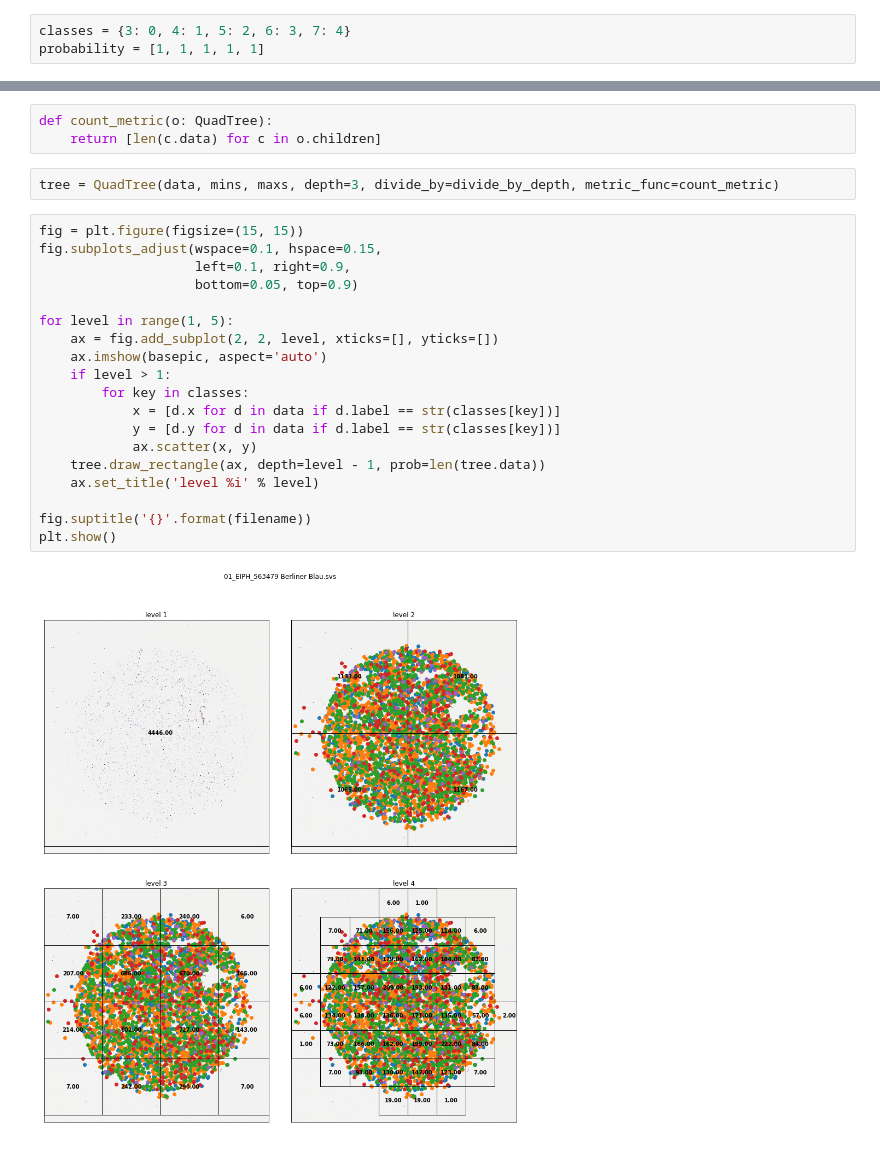
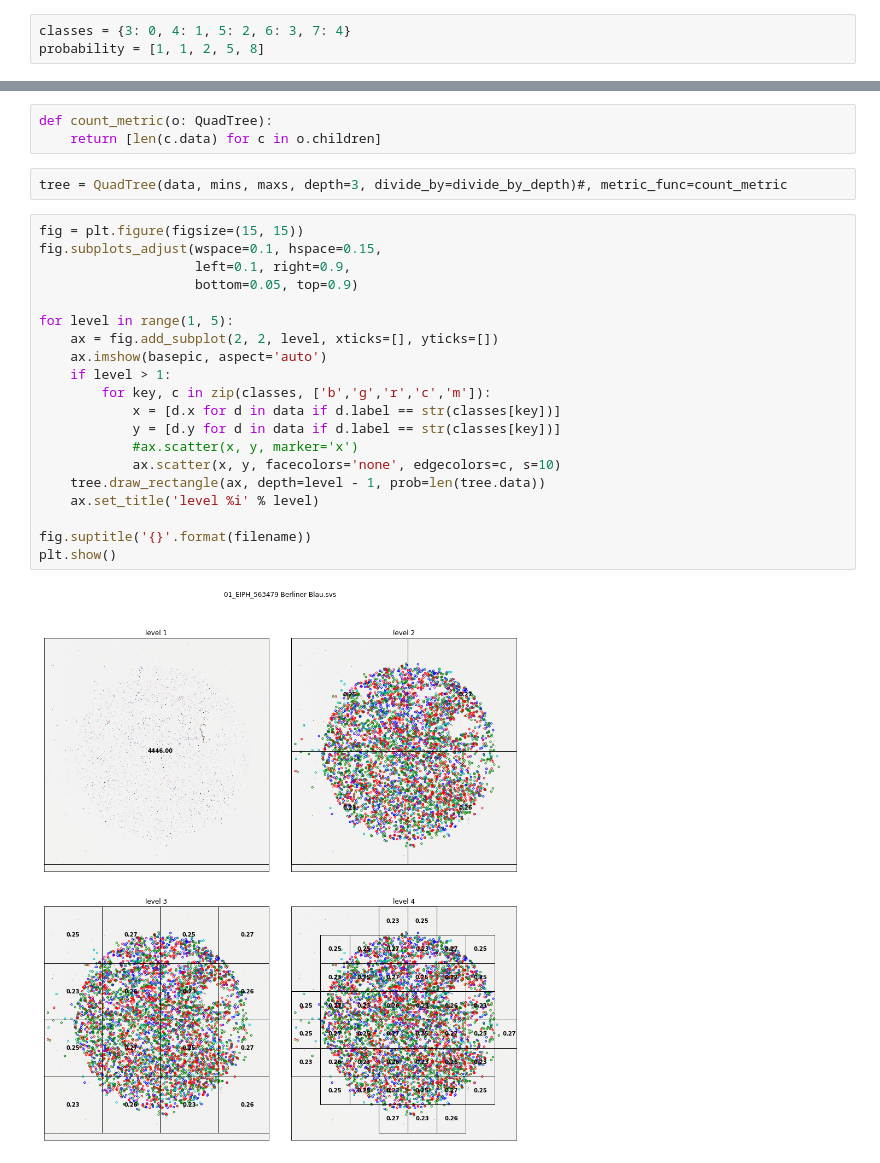
Before and after one commit to ChristianMarzahl/EIPH_WSI, a Jupyter notebook: QuadTree/QTree.ipynb, the cells around one changed output, grey strips where cells are left out. Saved outputs shown, nothing was run; the diff lists cells and outputs as text.

```diff
--- a/QuadTree/QTree.ipynb
+++ b/QuadTree/QTree.ipynb
@@ -162,7 +166,7 @@ plt.imshow(sub_image)
 [figure]
 # %%
 classes = {3: 0, 4: 1, 5: 2, 6: 3, 7: 4}
-probability = [1, 1, 1, 1, 1]
+probability = [1, 1, 2, 5, 8]
 # %%
 data = []
 for id, annotation in database.annotations.items():
@@ -199,25 +203,26 @@ def divide_by_elements(o: QuadTree):
 def count_metric(o: QuadTree):
     return [len(c.data) for c in o.children]
 # %%
-tree = QuadTree(data, mins, maxs, depth=3, divide_by=divide_by_depth, metric_func=count_metric)
+tree = QuadTree(data, mins, maxs, depth=3, divide_by=divide_by_depth)#, metric_func=count_metric
 # %%
 fig = plt.figure(figsize=(15, 15))
 fig.subplots_adjust(wspace=0.1, hspace=0.15,
                     left=0.1, right=0.9,
                     bottom=0.05, top=0.9)
 
 for level in range(1, 5):
     ax = fig.add_subplot(2, 2, level, xticks=[], yticks=[])
     ax.imshow(basepic, aspect='auto')
     if level > 1:
-        for key in classes:
+        for key, c in zip(classes, ['b','g','r','c','m']):
             x = [d.x for d in data if d.label == str(classes[key])]
             y = [d.y for d in data if d.label == str(classes[key])]
-            ax.scatter(x, y)
+            #ax.scatter(x, y, marker='x')
+            ax.scatter(x, y, facecolors='none', edgecolors=c, s=10)
     tree.draw_rectangle(ax, depth=level - 1, prob=len(tree.data))
     ax.set_title('level %i' % level)
 
 fig.suptitle('{}'.format(filename))
 plt.show()
 # %% [output]
-[figure, old version]
+[figure, new version]
```
Also changed, not shown: parts of 1 cell of this notebook, 3 other files.
